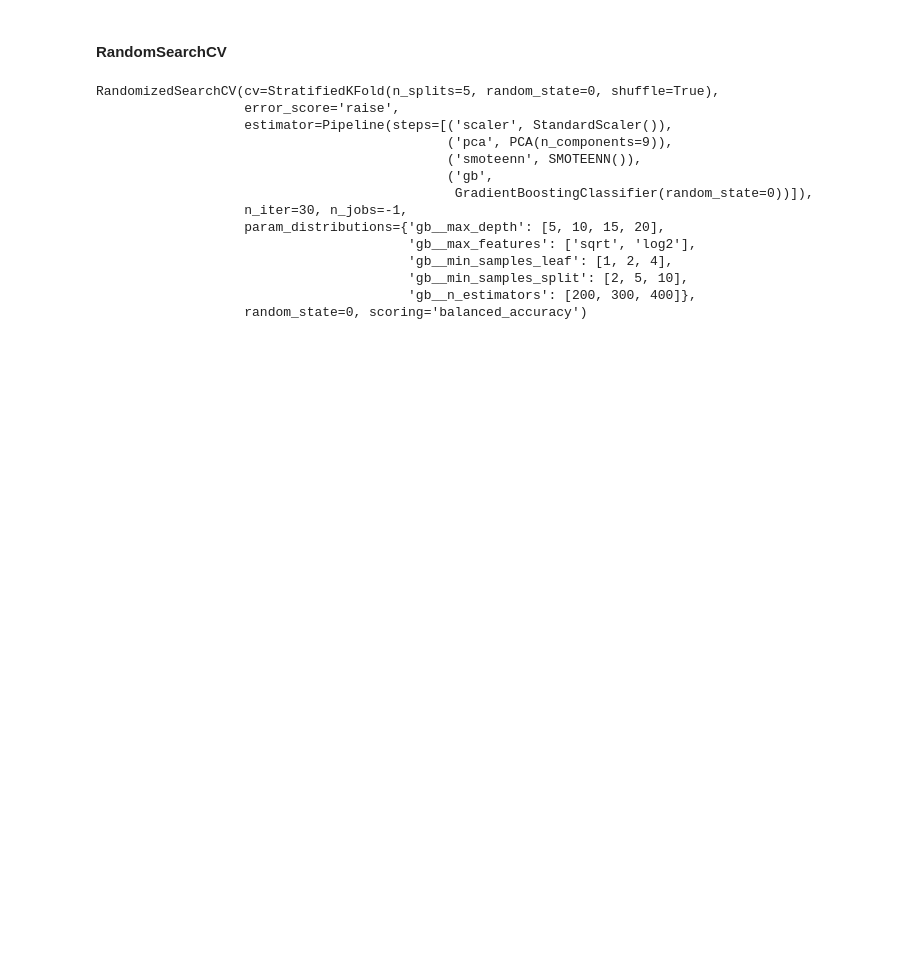
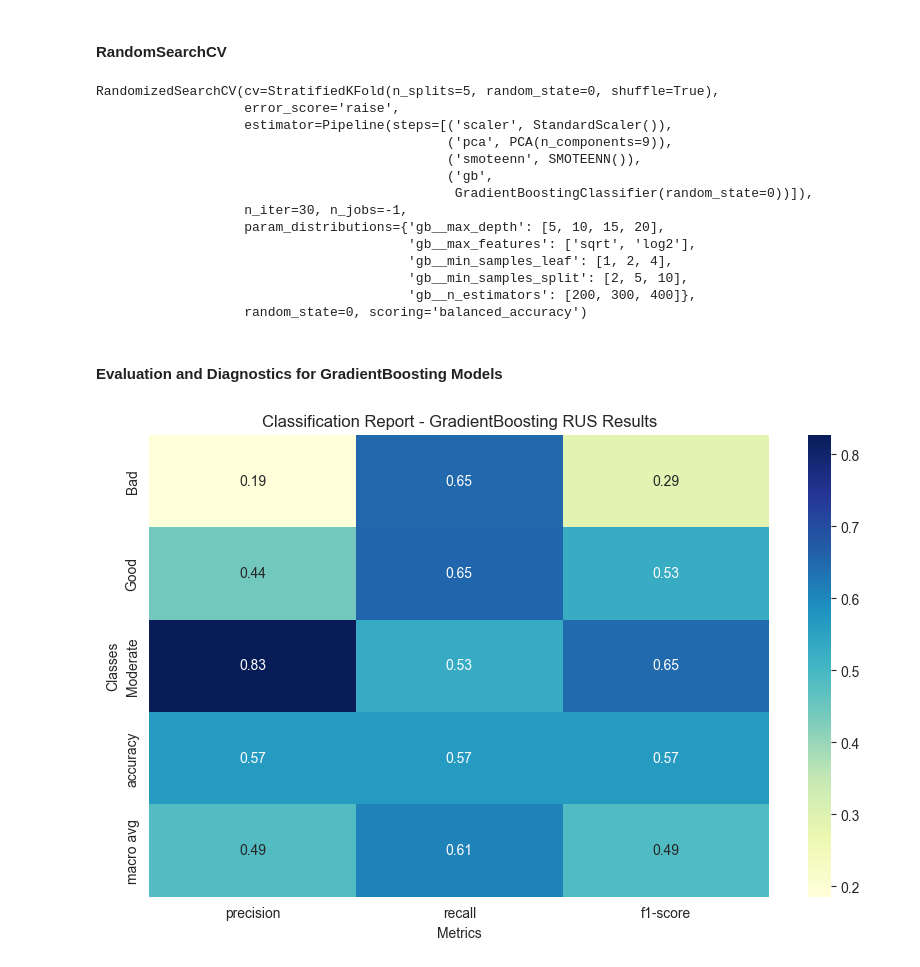
Before and after one commit to gps-stellar/Supervised-Classification-Regression, a Jupyter notebook: Winer-Recognition-Classification/Wine_Recognition_Classification.ipynb, the cells around one changed output. Saved outputs shown, nothing was run; the diff lists cells and outputs as text; code cells hidden in the pictures; blank space fills up the shorter version.

Commit message:
GradientBoosting models results alredy ploted, KNeighnorsClassifier is next

```diff
--- a/Winer-Recognition-Classification/Wine_Recognition_Classification.ipynb
+++ b/Winer-Recognition-Classification/Wine_Recognition_Classification.ipynb
@@ -470,3 +470,16 @@ RandomizedSearchCV(cv=StratifiedKFold(n_splits=5, random_state=0, shuffle=True),
                                         'gb__min_samples_split': [2, 5, 10],
                                         'gb__n_estimators': [200, 300, 400]},
                    random_state=0, scoring='balanced_accuracy')
+# %% [markdown]
+#### Evaluation and Diagnostics for GradientBoosting Models
+# %%
+gb_rus_best = gb_rus_rscv.best_estimator_
+y_pred_rus = gb_rus_best.predict(X_test)
+
+# Best GB SMOTEENN model
+gb_smten_best = gb_smten_rscv.best_estimator_
+y_pred_smten = gb_smten_best.predict(X_test)
+
+plot_classification_report(y_test, y_pred_rus, "GradientBoosting RUS Results")
+# %% [output]
+[figure, added]
```
Also changed, not shown: parts of 3 cells of this notebook.
